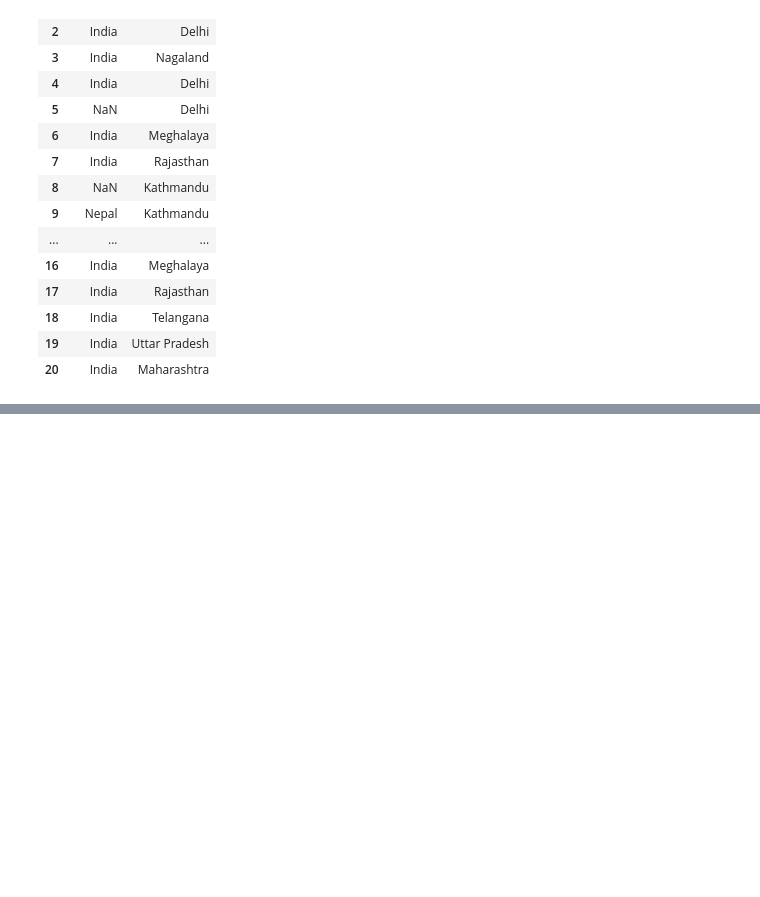
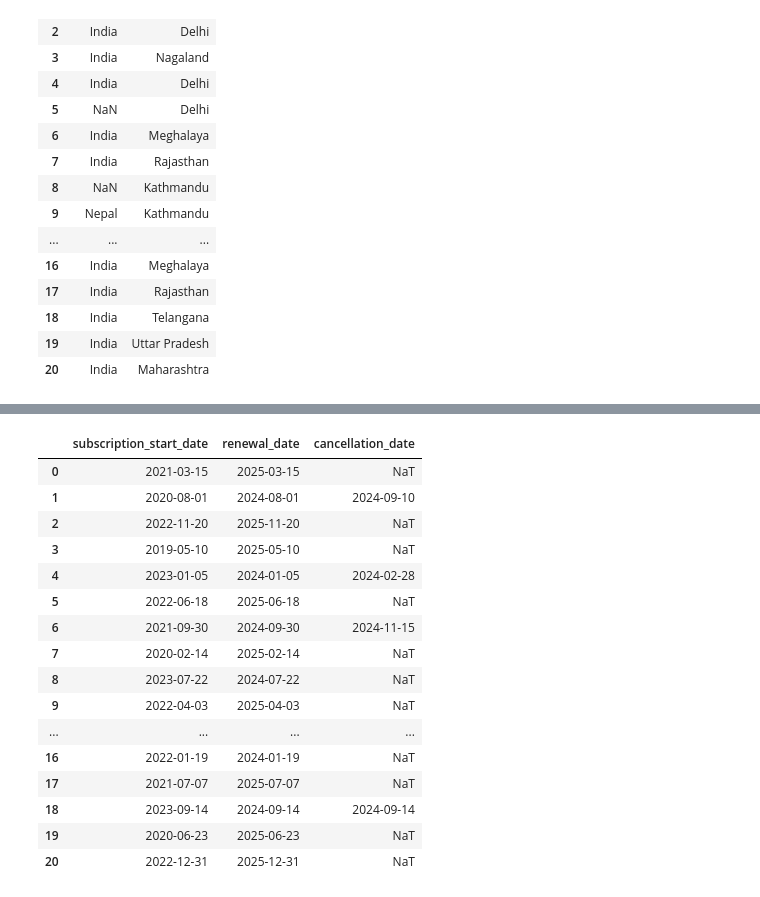
Before and after one commit to shiva3994/Practice, a Jupyter notebook: Daily Python/L_Churn_analysis.ipynb, the cells around one changed output, grey strips where cells are left out. Saved outputs shown, nothing was run; the diff lists cells and outputs as text; code cells hidden in the pictures; blank space fills up the shorter version.

```diff
--- a/Daily Python/L_Churn_analysis.ipynb
+++ b/Daily Python/L_Churn_analysis.ipynb
@@ -353,0 +456,24 @@ df_db_customer['country'].fillna('Not')
+# %%
+date_col = ['subscription_start_date','renewal_date','cancellation_date']
+# %%
+# To date time
+
+df_db_subscription[date_col].apply(pd.to_datetime)
+# %% [output]
+|  | subscription_start_date | renewal_date | cancellation_date |
+| 0 | 2021-03-15 | 2025-03-15 | NaT |
+| 1 | 2020-08-01 | 2024-08-01 | 2024-09-10 |
+| 2 | 2022-11-20 | 2025-11-20 | NaT |
+| 3 | 2019-05-10 | 2025-05-10 | NaT |
+| 4 | 2023-01-05 | 2024-01-05 | 2024-02-28 |
+| 5 | 2022-06-18 | 2025-06-18 | NaT |
+| 6 | 2021-09-30 | 2024-09-30 | 2024-11-15 |
+| 7 | 2020-02-14 | 2025-02-14 | NaT |
+| 8 | 2023-07-22 | 2024-07-22 | NaT |
+| 9 | 2022-04-03 | 2025-04-03 | NaT |
+| ... | ... | ... | ... |
+| 16 | 2022-01-19 | 2024-01-19 | NaT |
+| 17 | 2021-07-07 | 2025-07-07 | NaT |
+| 18 | 2023-09-14 | 2024-09-14 | 2024-09-14 |
+| 19 | 2020-06-23 | 2025-06-23 | NaT |
+| 20 | 2022-12-31 | 2025-12-31 | NaT |
```
Also changed, not shown: parts of 20 cells of this notebook.
